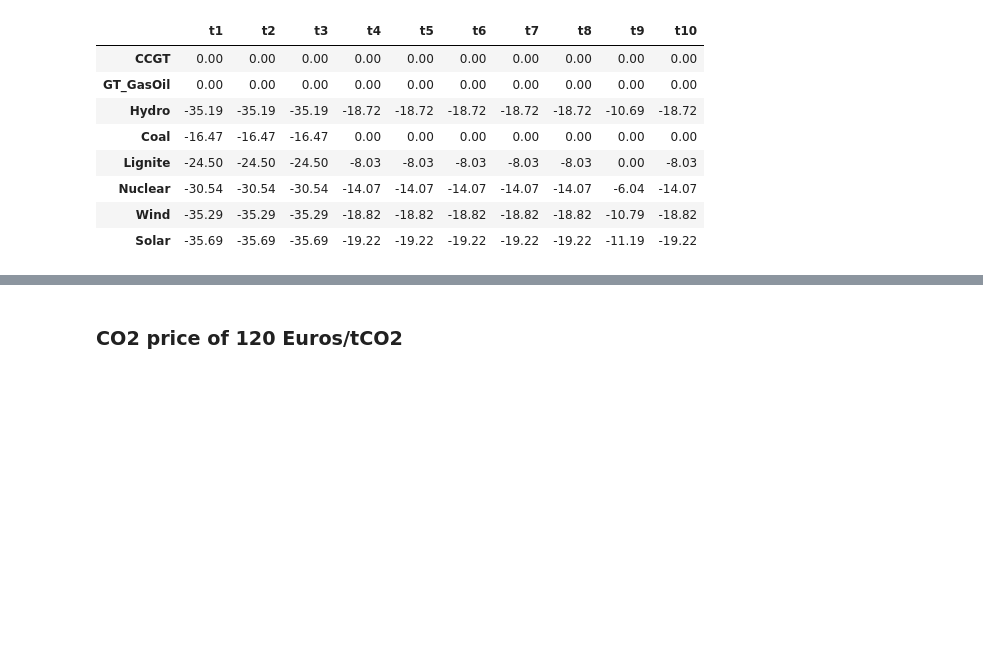
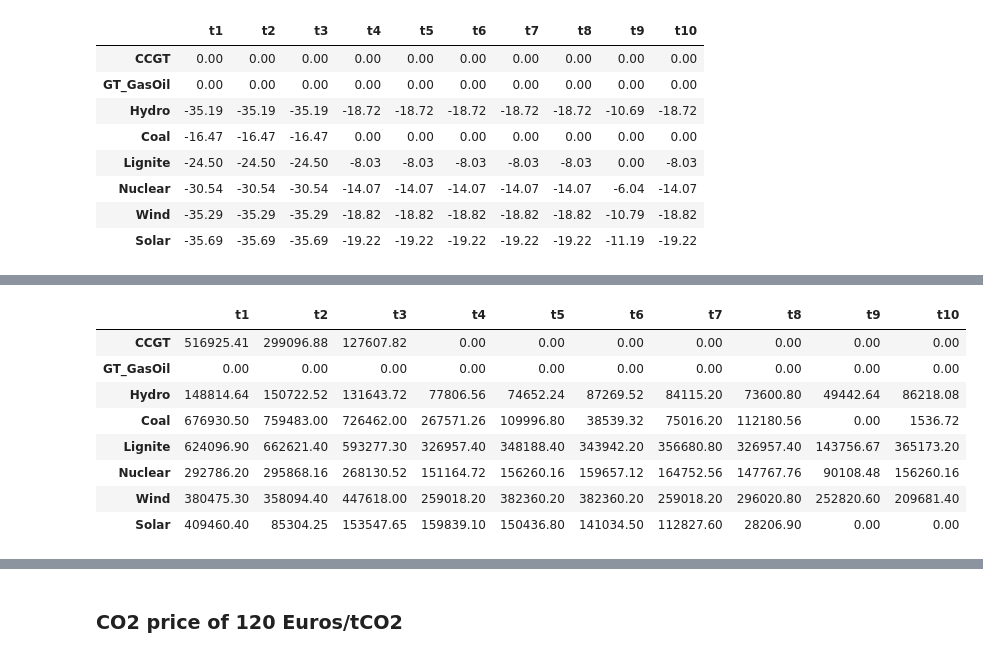
Before and after one commit to dh8sn8/Power-Plant-Dispatch, a Jupyter notebook: group_project.ipynb, the cells around one changed output, grey strips where cells are left out. Cells and saved outputs as stored; diff of their text form; code cells hidden in the pictures; blank space fills up the shorter version.

```diff
--- a/group_project.ipynb
+++ b/group_project.ipynb
@@ -331,0 +359,15 @@ dual_prices
+# %%
+revenue = dispatch.copy()
+for i in timesteps:
+    revenue[i] = revenue[i]*dispatch_costs[dispatch_costs["timestep"] == i]['electricity_price'].values[0]
+revenue
+# %% [output]
+|  | t1 | t2 | t3 | t4 | t5 | t6 | t7 | t8 | t9 | t10 |
+| CCGT | 516925.41 | 299096.88 | 127607.82 | 0.00 | 0.00 | 0.00 | 0.00 | 0.00 | 0.00 | 0.00 |
+| GT_GasOil | 0.00 | 0.00 | 0.00 | 0.00 | 0.00 | 0.00 | 0.00 | 0.00 | 0.00 | 0.00 |
+| Hydro | 148814.64 | 150722.52 | 131643.72 | 77806.56 | 74652.24 | 87269.52 | 84115.20 | 73600.80 | 49442.64 | 86218.08 |
+| Coal | 676930.50 | 759483.00 | 726462.00 | 267571.26 | 109996.80 | 38539.32 | 75016.20 | 112180.56 | 0.00 | 1536.72 |
+| Lignite | 624096.90 | 662621.40 | 593277.30 | 326957.40 | 348188.40 | 343942.20 | 356680.80 | 326957.40 | 143756.67 | 365173.20 |
+| Nuclear | 292786.20 | 295868.16 | 268130.52 | 151164.72 | 156260.16 | 159657.12 | 164752.56 | 147767.76 | 90108.48 | 156260.16 |
+| Wind | 380475.30 | 358094.40 | 447618.00 | 259018.20 | 382360.20 | 382360.20 | 259018.20 | 296020.80 | 252820.60 | 209681.40 |
+| Solar | 409460.40 | 85304.25 | 153547.65 | 159839.10 | 150436.80 | 141034.50 | 112827.60 | 28206.90 | 0.00 | 0.00 |
```
Also changed, not shown: parts of 18 cells of this notebook, 3 other files.
